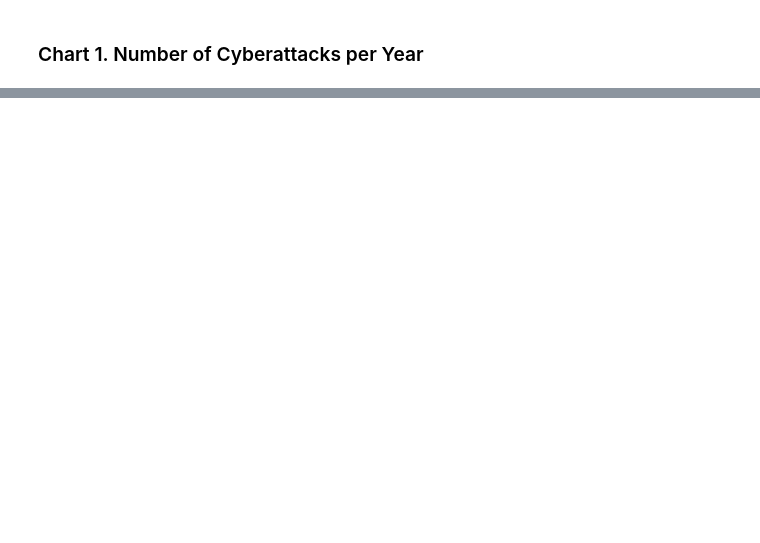
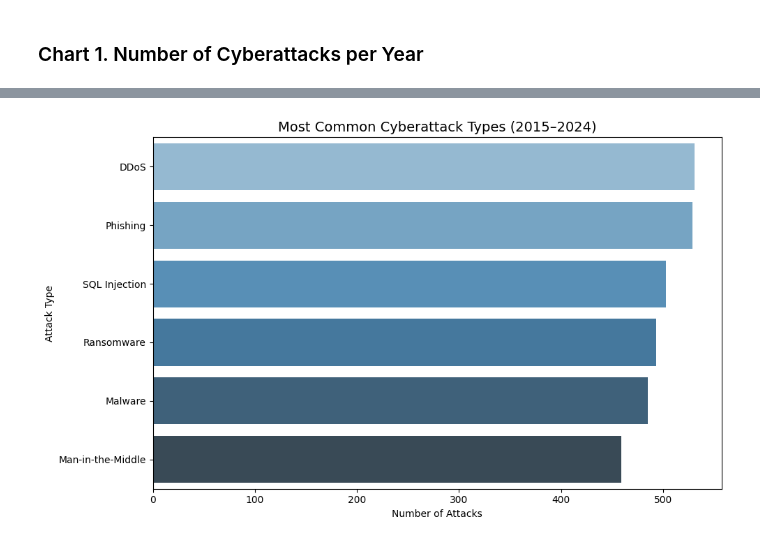
Before and after one commit to dolludaa/Global-Cybersecurity-Threats-2015-2024, a Jupyter notebook: business_analysis.ipynb, the cells around one changed output, grey strips where cells are left out. Drawn from its saved outputs; the diff is of its cells as text; code cells hidden in the pictures; blank space fills up the shorter version.

```diff
--- a/business_analysis.ipynb
+++ b/business_analysis.ipynb
@@ -75,0 +93,20 @@ The chart shows that the number of attacks increased each year from 2015 to 2024
+# %%
+attack_types = df['Attack Type'].value_counts().reset_index()
+attack_types.columns = ['Attack Type', 'Count']
+
+plt.figure(figsize=(10, 6))
+sns.barplot(
+    data=attack_types,
+    x='Count',
+    y='Attack Type',
+    hue='Attack Type',
+    palette='Blues_d',
+    legend=False
+)
+plt.title('Most Common Cyberattack Types (2015–2024)', fontsize=14)
+plt.xlabel('Number of Attacks')
+plt.ylabel('Attack Type')
+plt.tight_layout()
+plt.show()
+# %% [output]
+[figure, added]
```
Also changed, not shown: parts of 8 cells of this notebook.
